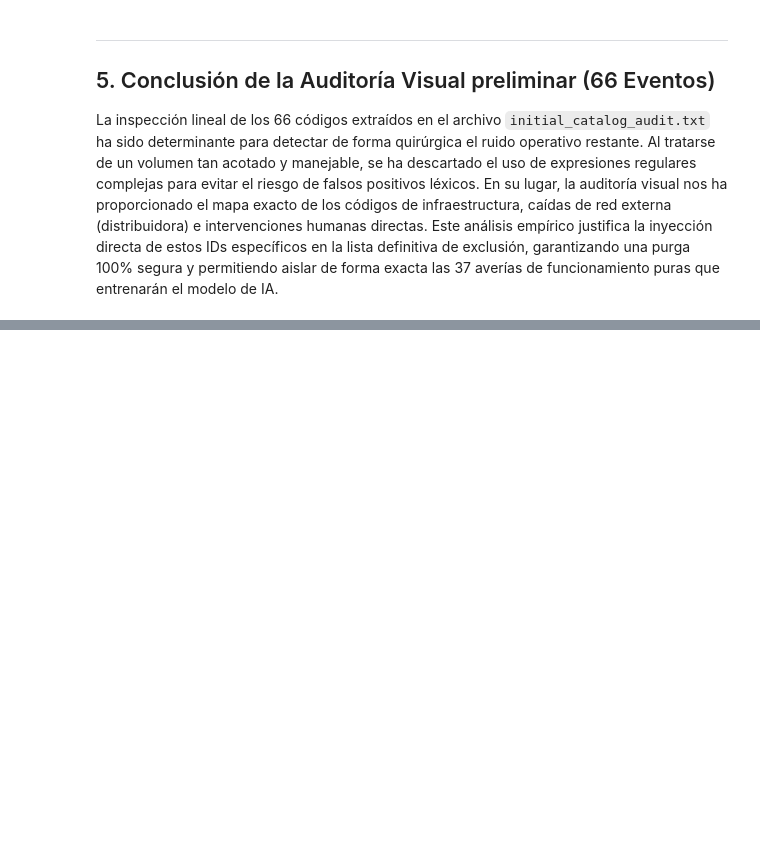
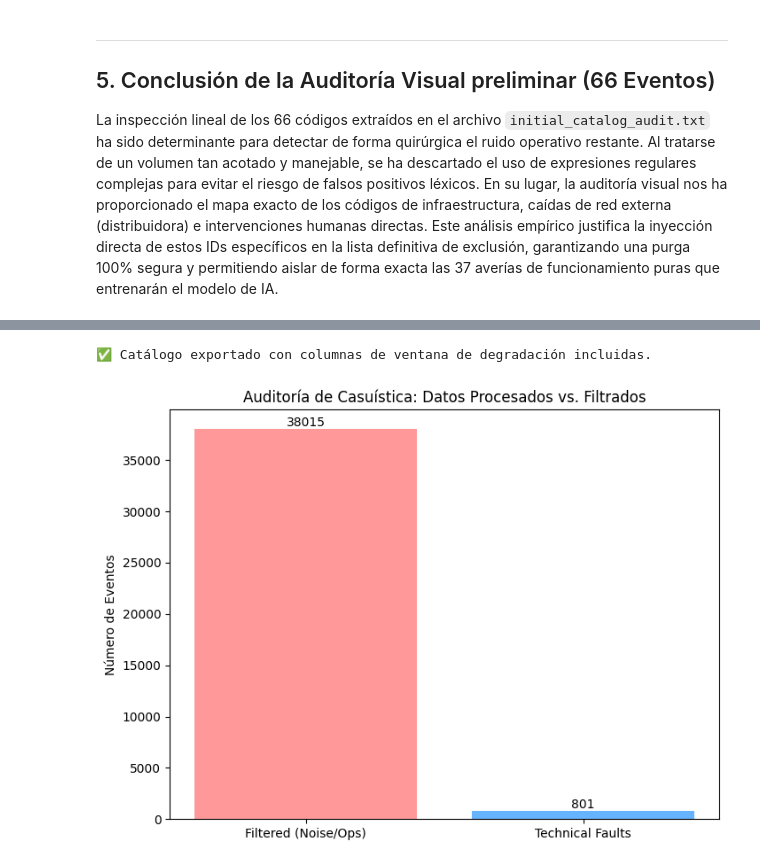
Before and after one commit to aitor-industrial-data/ai-driven-cross-generator-transfer-learning, a Jupyter notebook: notebooks/01_eda_fuentes_y_casuistica.ipynb, the cells around one changed output, grey strips where cells are left out. Cells and saved outputs as stored; diff of their text form; code cells hidden in the pictures; blank space fills up the shorter version.

```diff
--- a/notebooks/01_eda_fuentes_y_casuistica.ipynb
+++ b/notebooks/01_eda_fuentes_y_casuistica.ipynb
@@ -357,0 +373,40 @@ print(f"✅ ¡Archivo '{final_audit_file_path}' generado on éxito!")
+# %%
+# 1. Creamos la lógica de ventanas según el tipo de fallo
+# Puedes usar un 'when' para asignar horas según la categoría o el código
+catalogo_final = catalogo_final.withColumn(
+    "Degradation_Window_Hours",
+    F.when(F.col("Code").isin([5720, 2674]), 24)    # Fallos mecánicos/térmicos: Ventana de 24h
+     .when(F.col("Code").isin([100, 440]), 2)       # Fallos eléctricos rápidos: Ventana de 2h
+     .otherwise(168)                                # Por defecto: 1 semana (168 horas) para desgaste
+)
+
+# 2. Ahora exportamos con esa nueva columna
+catalog_df_pd = catalogo_final.toPandas()
+catalog_df_pd.to_csv('../data/silver/technical_fault_catalog.csv', index=False)
+
+print("✅ Catálogo exportado con columnas de ventana de degradación incluidas.")
+# %% [output]
+✅ Catálogo exportado con columnas de ventana de degradación incluidas.
+# %%
+import matplotlib.pyplot as plt
+
+# 1. Obtenemos el total de eventos originales y los que han pasado el filtro
+total_raw = status_df.count()
+final_kept = catalogo_final.select(F.sum("count")).collect()[0][0]
+discarded = total_raw - final_kept
+
+# 2. Preparamos los datos para el gráfico de auditoría
+data = {'Status': ['Filtered (Noise/Ops)', 'Technical Faults'],
+        'Count': [discarded, final_kept]}
+df_audit = pd.DataFrame(data)
+
+# 3. Dibujamos la auditoría
+plt.figure(figsize=(8, 6))
+plt.bar(df_audit['Status'], df_audit['Count'], color=['#ff9999','#66b3ff'])
+plt.title('Auditoría de Casuística: Datos Procesados vs. Filtrados')
+plt.ylabel('Número de Eventos')
+plt.text(0, discarded, str(discarded), ha='center', va='bottom')
+plt.text(1, final_kept, str(final_kept), ha='center', va='bottom')
+plt.show()
+# %% [output]
+[figure, added]
```
Also changed, not shown: parts of 4 cells of this notebook, 2 other files.
